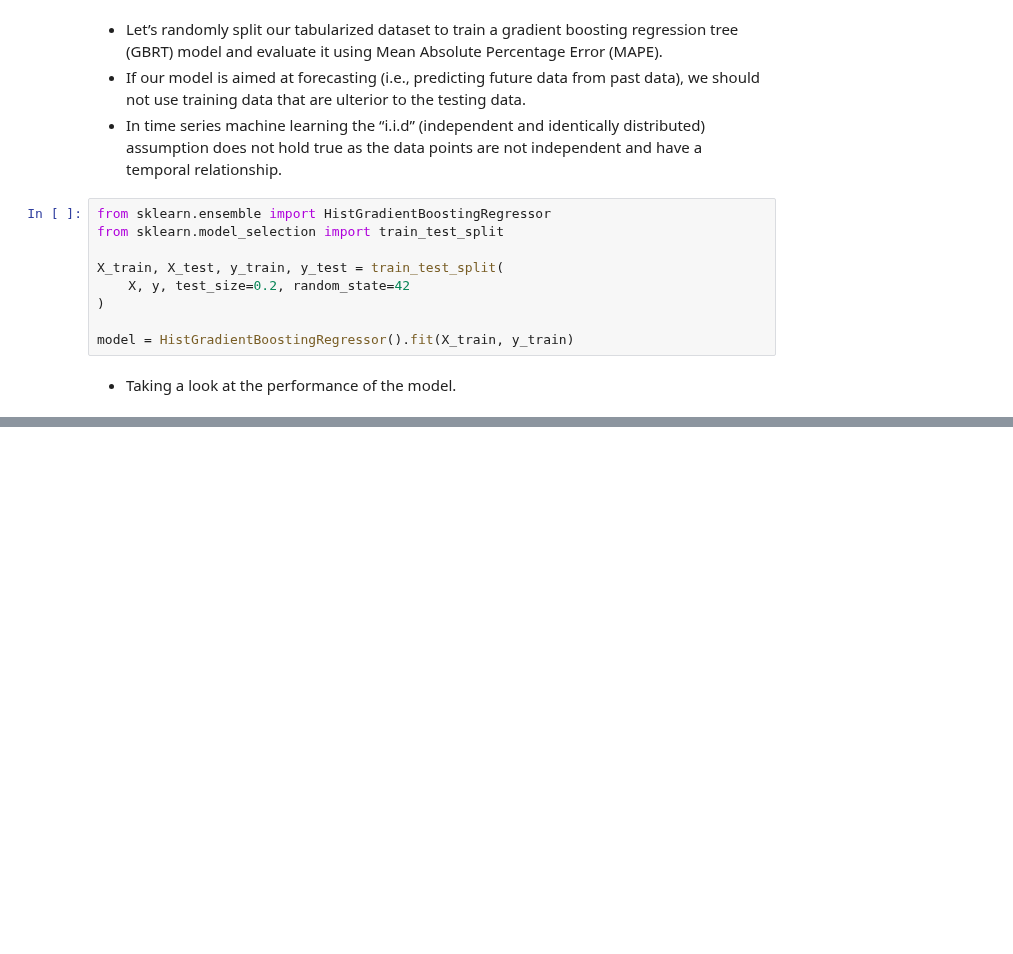
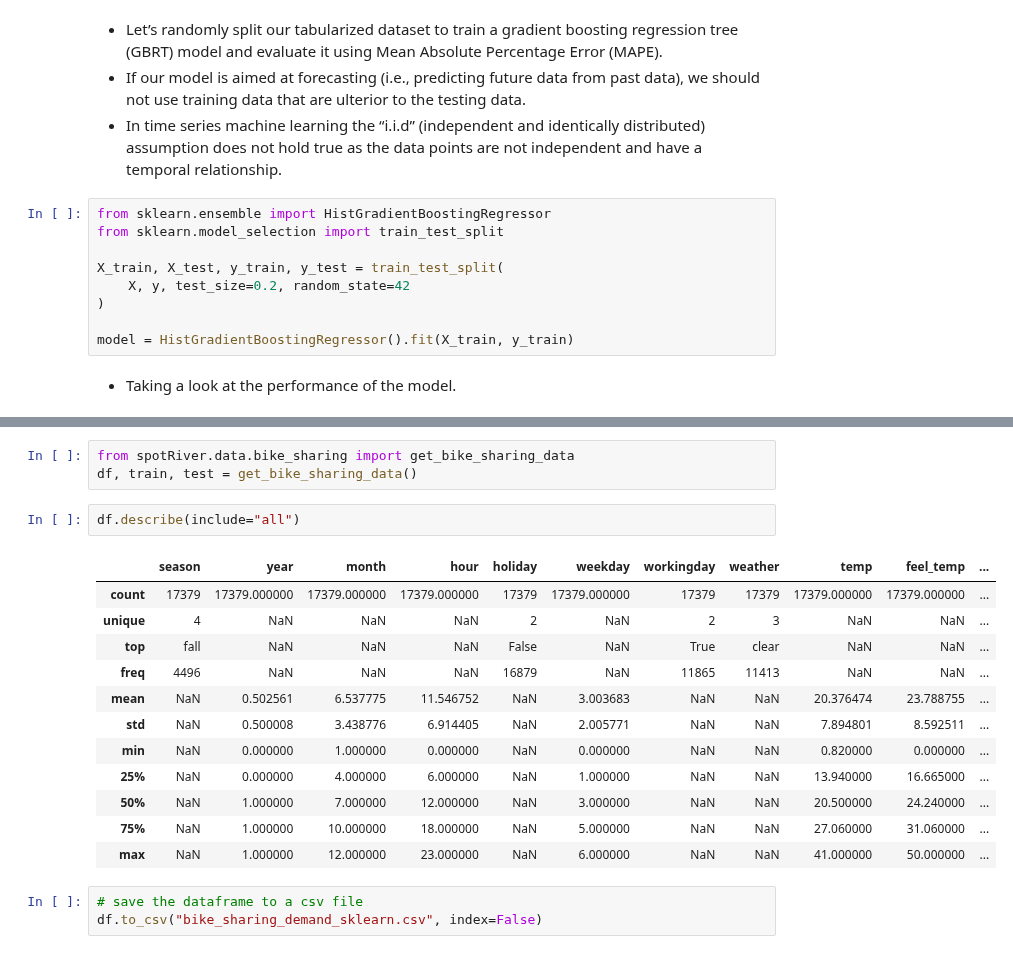
Before and after one commit to sequential-parameter-optimization/spotRiver, a Jupyter notebook: notebooks/bike_sharing_demand_preprocessing.ipynb, the cells around one changed output, grey strips where cells are left out. Saved outputs shown, nothing was run; the diff lists cells and outputs as text; blank space fills up the shorter version.

```diff
--- a/notebooks/bike_sharing_demand_preprocessing.ipynb
+++ b/notebooks/bike_sharing_demand_preprocessing.ipynb
@@ -210,0 +271,21 @@ mean_absolute_percentage_error(y_test, y_pred)
+# %%
+from spotRiver.data.bike_sharing import get_bike_sharing_data
+df, train, test = get_bike_sharing_data()
+# %%
+df.describe(include="all")
+# %% [output]
+|  | season | year | month | hour | holiday | weekday | workingday | weather | temp | feel_temp | ... |
+| count | 17379 | 17379.000000 | 17379.000000 | 17379.000000 | 17379 | 17379.000000 | 17379 | 17379 | 17379.000000 | 17379.000000 | ... |
+| unique | 4 | NaN | NaN | NaN | 2 | NaN | 2 | 3 | NaN | NaN | ... |
+| top | fall | NaN | NaN | NaN | False | NaN | True | clear | NaN | NaN | ... |
+| freq | 4496 | NaN | NaN | NaN | 16879 | NaN | 11865 | 11413 | NaN | NaN | ... |
+| mean | NaN | 0.502561 | 6.537775 | 11.546752 | NaN | 3.003683 | NaN | NaN | 20.376474 | 23.788755 | ... |
+| std | NaN | 0.500008 | 3.438776 | 6.914405 | NaN | 2.005771 | NaN | NaN | 7.894801 | 8.592511 | ... |
+| min | NaN | 0.000000 | 1.000000 | 0.000000 | NaN | 0.000000 | NaN | NaN | 0.820000 | 0.000000 | ... |
+| 25% | NaN | 0.000000 | 4.000000 | 6.000000 | NaN | 1.000000 | NaN | NaN | 13.940000 | 16.665000 | ... |
+| 50% | NaN | 1.000000 | 7.000000 | 12.000000 | NaN | 3.000000 | NaN | NaN | 20.500000 | 24.240000 | ... |
+| 75% | NaN | 1.000000 | 10.000000 | 18.000000 | NaN | 5.000000 | NaN | NaN | 27.060000 | 31.060000 | ... |
+| max | NaN | 1.000000 | 12.000000 | 23.000000 | NaN | 6.000000 | NaN | NaN | 41.000000 | 50.000000 | ... |
+# %%
+# save the dataframe to a csv file
+df.to_csv("bike_sharing_demand_sklearn.csv", index=False)
```
Also changed, not shown: parts of 17 cells of this notebook, 4 other files.
